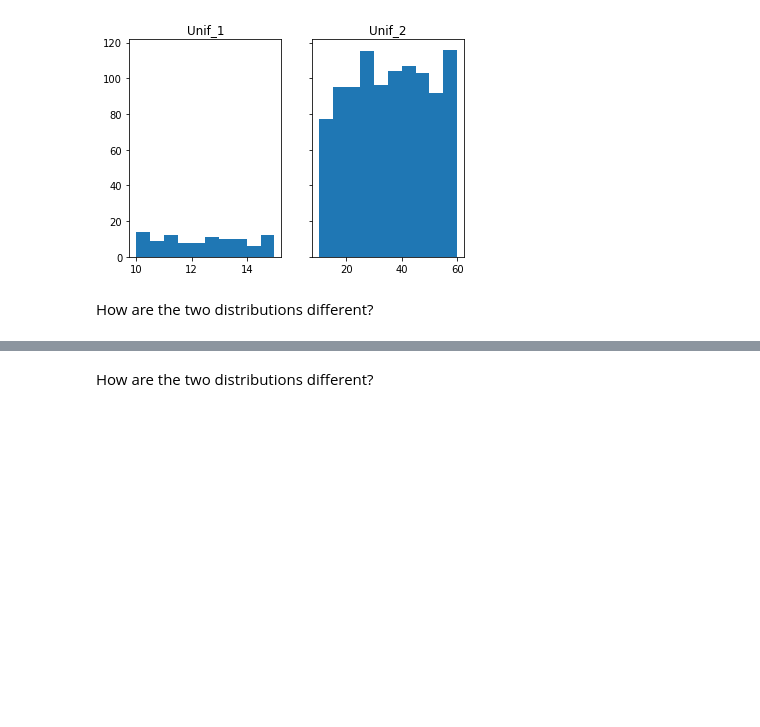
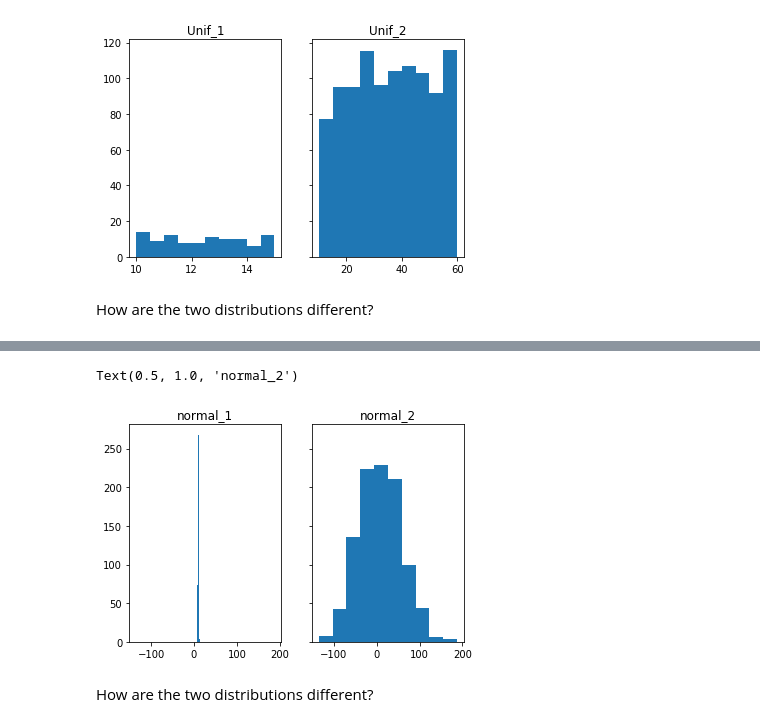
Before and after one commit to 4thSword/datamad0819, a Jupyter notebook: module-2/lab-continuous-probability-distribution/your-code/main.ipynb, the cells around one changed output, grey strips where cells are left out. Saved outputs shown, nothing was run; the diff lists cells and outputs as text; code cells hidden in the pictures; blank space fills up the shorter version.

Commit message:
normal distribution finished

```diff
--- a/module-2/lab-continuous-probability-distribution/your-code/main.ipynb
+++ b/module-2/lab-continuous-probability-distribution/your-code/main.ipynb
@@ -83,7 +83,19 @@ Expected output:
 # %%
 # your code here
 from scipy.stats import norm
-def normal_random(bottom,ceil,)
-nr = norm.rvs(size=1000)
+def normal_random(mean,dev,count):
+    return norm.rvs(mean,dev,size=count)
+# %%
+normal_1 = normal_random(10,1,1000)
+normal_2 = normal_random(10,50,1000)
+# %%
+fig, ax = plt.subplots(1,2,sharex=True, sharey = True)
+ax[0].hist(normal_1)
+ax[1].hist(normal_2)
+ax[0].set_title("normal_1")
+ax[1].set_title("normal_2")
+# %% [output]
+Text(0.5, 1.0, 'normal_2')
+[figure, added]
 # %% [markdown]
 How are the two distributions different?
```
Also changed, not shown: parts of 10 cells of this notebook.
